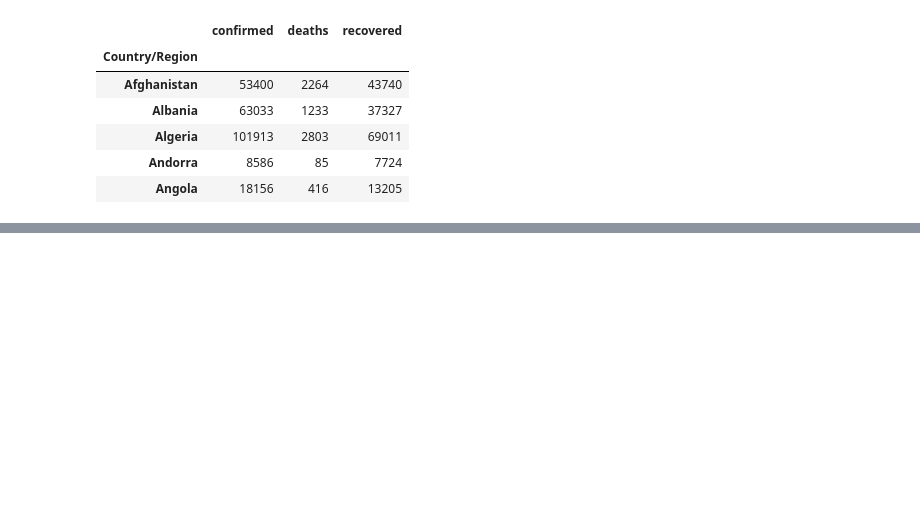
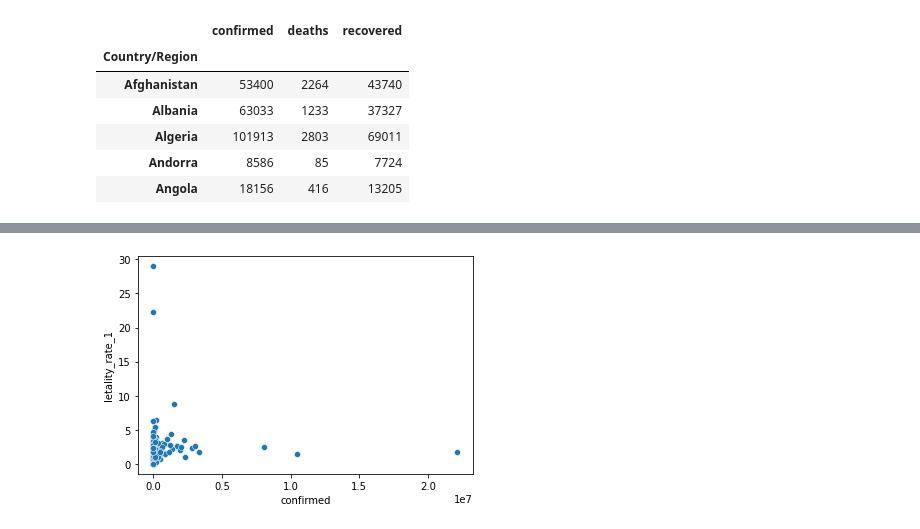
Before and after one commit to Daniel-ASG/Course_Classes, a Jupyter notebook: Data_Science_análises_para_saúde_e_medicina.ipynb, the cells around one changed output, grey strips where cells are left out. Cells and saved outputs as stored; diff of their text form; code cells hidden in the pictures; blank space fills up the shorter version.

```diff
--- a/Data_Science_análises_para_saúde_e_medicina.ipynb
+++ b/Data_Science_análises_para_saúde_e_medicina.ipynb
@@ -340,0 +404,4 @@ combined.head()
+# %%
+sns.scatterplot(data=combined, x='confirmed', y='letality_rate_1');
+# %% [output]
+[figure, added]
```
Also changed, not shown: parts of 16 cells of this notebook.
